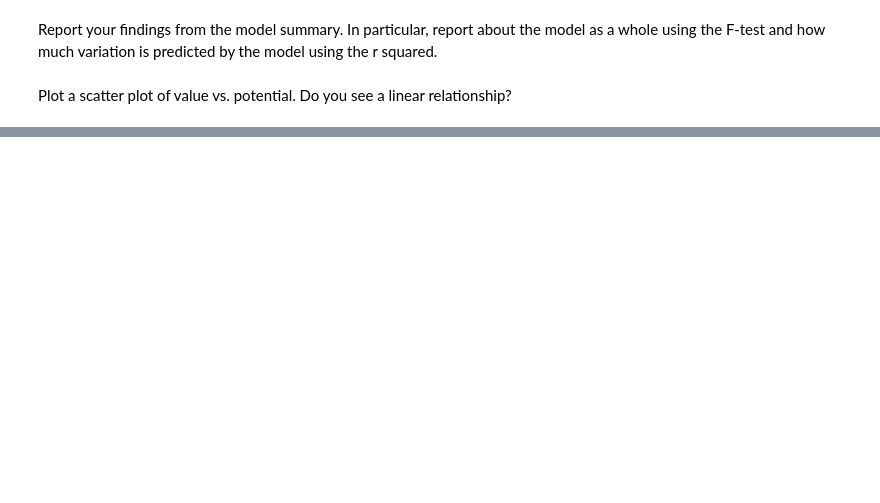
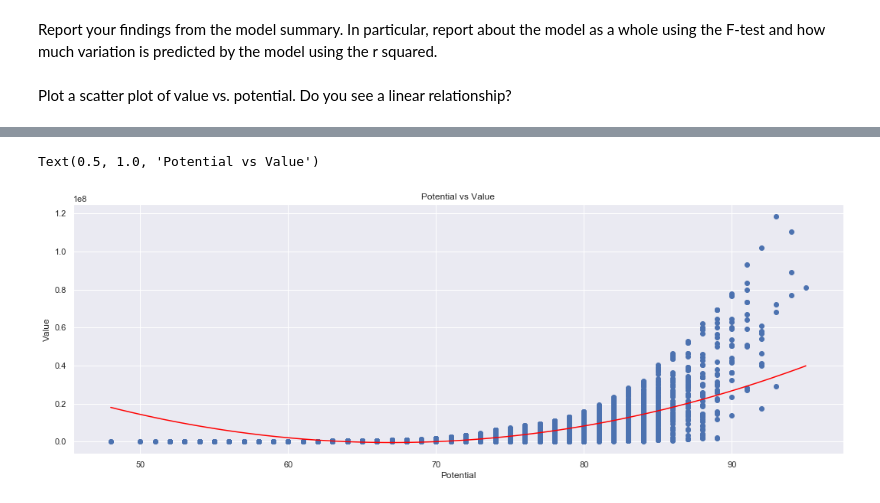
Before and after one commit to ta-datapt-bcn/lab-correlation-tests-with-scipy, a Jupyter notebook: your-code/main.ipynb, the cells around one changed output, grey strips where cells are left out. Drawn from its saved outputs; the diff is of its cells as text; code cells hidden in the pictures; blank space fills up the shorter version.

Commit message:
[Dic19][Dinis]lab-correlation-tests-with-scipy

```diff
--- a/your-code/main.ipynb
+++ b/your-code/main.ipynb
@@ -64,0 +234,15 @@ Next, create a second regression model predicting value using potential. Create
+# %%
+# Your code here:
+
+# Creating a linear model predicting value using potential
+X = fifa["Potential"]
+y = fifa["ValueNumeric"]
+
+# adding an intercept to our model
+X = sm.add_constant(X)
+
+# Fit regression model
+model = sm.OLS(y, X).fit()
+predictions = model.predict(X)
+
+model.summary()
@@ -72,0 +298,6 @@ Plot a scatter plot of value vs. potential. Do you see a linear relationship?
+# %%
+def curva(x, a, b, c):
+    return a + b * x + c * x**2
+# %%
+from scipy.optimize import curve_fit
+params, params_covariance = curve_fit(curva, x, y)
@@ -72,0 +310,12 @@ Plot a scatter plot of value vs. potential. Do you see a linear relationship?
+# %%
+x_1 = np.linspace(48,95,100)
+
+fig= plt.figure(figsize=(18,6))
+plt.plot(x_1, curva(x_1, params[0], params[1], params[2]), c='red')
+plt.scatter(x,y)
+plt.xlabel('Potential')
+plt.ylabel('Value')
+plt.title('Potential vs Value')
+# %% [output]
+Text(0.5, 1.0, 'Potential vs Value')
+[figure, added]
```
Also changed, not shown: parts of 30 cells of this notebook.
